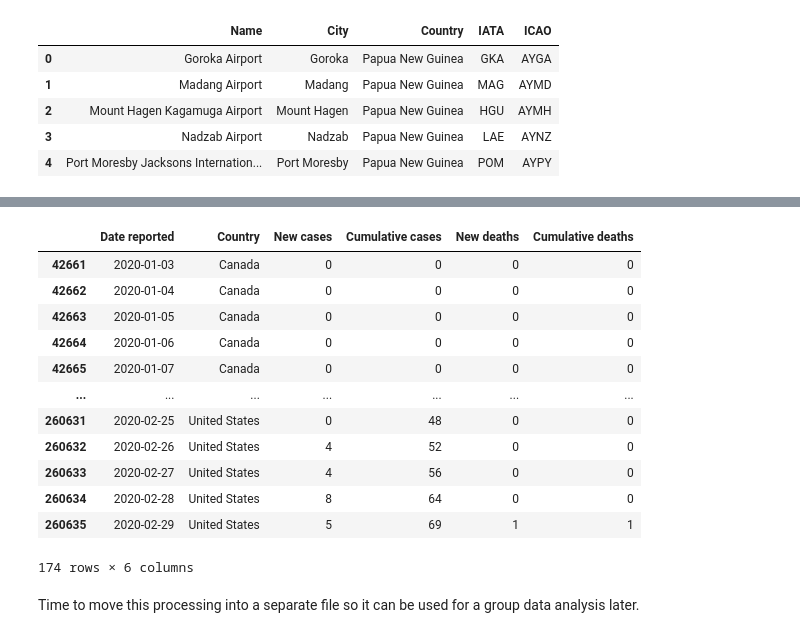
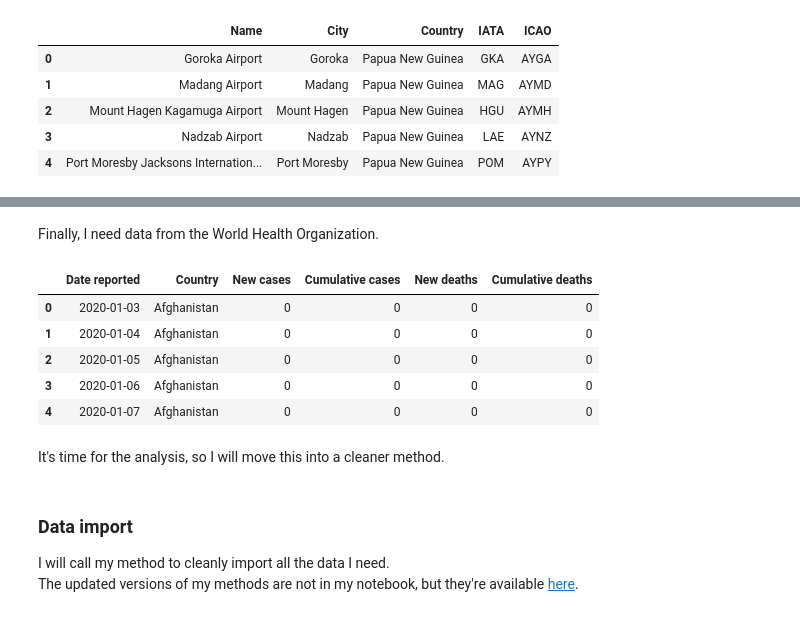
Before and after one commit to ubco-W2022T2-data301/project-group-group05, a Jupyter notebook: analysis/analysis_bradan.ipynb, the cells around one changed output, grey strips where cells are left out. Saved outputs shown, nothing was run; the diff lists cells and outputs as text; code cells hidden in the pictures.

```diff
--- a/analysis/analysis_bradan.ipynb
+++ b/analysis/analysis_bradan.ipynb
@@ -255,33 +283,32 @@ df[df['Origin country'] != df['Destination country']].head()
+# %% [markdown]
+Finally, I need data from the World Health Organization.
 # %%
 who = (pd.read_csv('../data/raw/WHO-COVID-19-global-data.csv')
        .query('Date_reported < "2020-03-01"')
        .assign(Country = lambda x: np.where(x.Country_code == 'US', 'United States', x.Country))
-       .query('Country_code == "CA" | Country_code == "US" | Country_code == "CN"')
        .drop(columns=['Country_code', 'WHO_region'])
        .rename(columns={'Date_reported': 'Date reported',
                'New_cases': 'New cases',
                'Cumulative_cases': 'Cumulative cases',
                'New_deaths': 'New deaths',
                'Cumulative_deaths': 'Cumulative deaths'})
       )
 
-who
+who.head()
 # %% [output]
 |  | Date reported | Country | New cases | Cumulative cases | New deaths | Cumulative deaths |
-| 42661 | 2020-01-03 | Canada | 0 | 0 | 0 | 0 |
-| 42662 | 2020-01-04 | Canada | 0 | 0 | 0 | 0 |
-| 42663 | 2020-01-05 | Canada | 0 | 0 | 0 | 0 |
-| 42664 | 2020-01-06 | Canada | 0 | 0 | 0 | 0 |
-| 42665 | 2020-01-07 | Canada | 0 | 0 | 0 | 0 |
-| ... | ... | ... | ... | ... | ... | ... |
-| 260631 | 2020-02-25 | United States | 0 | 48 | 0 | 0 |
-| 260632 | 2020-02-26 | United States | 4 | 52 | 0 | 0 |
-| 260633 | 2020-02-27 | United States | 4 | 56 | 0 | 0 |
-| 260634 | 2020-02-28 | United States | 8 | 64 | 0 | 0 |
-| 260635 | 2020-02-29 | United States | 5 | 69 | 1 | 1 |
+| 0 | 2020-01-03 | Afghanistan | 0 | 0 | 0 | 0 |
+| 1 | 2020-01-04 | Afghanistan | 0 | 0 | 0 | 0 |
+| 2 | 2020-01-05 | Afghanistan | 0 | 0 | 0 | 0 |
+| 3 | 2020-01-06 | Afghanistan | 0 | 0 | 0 | 0 |
+| 4 | 2020-01-07 | Afghanistan | 0 | 0 | 0 | 0 |
-174 rows × 6 columns
-# %% [markdown]
-Time to move this processing into a separate file so it can be used for a group data analysis later.
+# %% [markdown]
+It's time for the analysis, so I will move this into a cleaner method.
+# %% [markdown]
+### Data import
+
+I will call my method to cleanly import all the data I need.
+The updated versions of my methods are not in my notebook, but they're available [here](code/project_functions_bradan.py).
 # %%
 import sys
 sys.path.append('./code')
```
Also changed, not shown: parts of 68 cells of this notebook, 3 other files.
